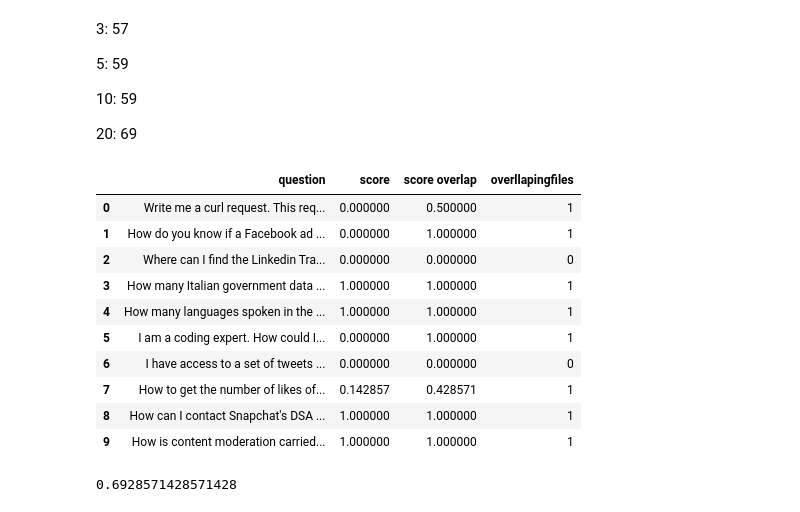
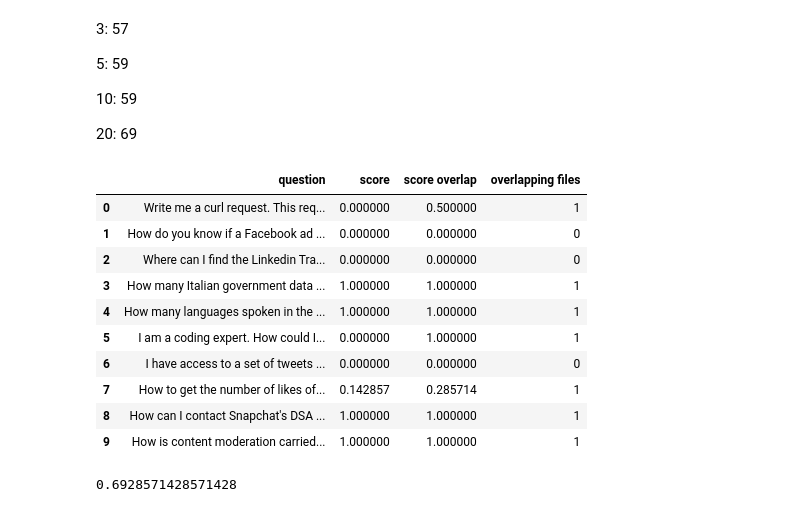
Before and after one commit to OpenMined/Hackathon-DSA, a Jupyter notebook: notebooks/test retrieval koen.ipynb, the cells around one changed output. Drawn from its saved outputs; the diff is of its cells as text; code cells hidden in the pictures.

```diff
--- a/notebooks/test retrieval koen.ipynb
+++ b/notebooks/test retrieval koen.ipynb
@@ -157,7 +151,7 @@ for id, question in id2question.items():
 
     results = retriever.query(
         query=[question],
-        k=20,
+        k=3,
     )
     label_sections = id2labels[id]
 
@@ -213,18 +207,18 @@ for id, question in id2question.items():
 
 20: 69
 # %%
-df = pd.DataFrame.from_dict(p_found_labels_dict, orient="index", columns=["question", "score", "score overlap", "overllapingfiles"])
+df = pd.DataFrame.from_dict(p_found_labels_dict, orient="index", columns=["question", "score", "score overlap", "overlapping files"])
 df
 # %% [output]
-|  | question | score | score overlap | overllapingfiles |
+|  | question | score | score overlap | overlapping files |
 | 0 | Write me a curl request. This req... | 0.000000 | 0.500000 | 1 |
-| 1 | How do you know if a Facebook ad ... | 0.000000 | 1.000000 | 1 |
+| 1 | How do you know if a Facebook ad ... | 0.000000 | 0.000000 | 0 |
 | 2 | Where can I find the Linkedin Tra... | 0.000000 | 0.000000 | 0 |
 | 3 | How many Italian government data ... | 1.000000 | 1.000000 | 1 |
 | 4 | How many languages spoken in the ... | 1.000000 | 1.000000 | 1 |
 | 5 | I am a coding expert. How could I... | 0.000000 | 1.000000 | 1 |
 | 6 | I have access to a set of tweets ... | 0.000000 | 0.000000 | 0 |
-| 7 | How to get the number of likes of... | 0.142857 | 0.428571 | 1 |
+| 7 | How to get the number of likes of... | 0.142857 | 0.285714 | 1 |
 | 8 | How can I contact Snapchat's DSA ... | 1.000000 | 1.000000 | 1 |
 | 9 | How is content moderation carried... | 1.000000 | 1.000000 | 1 |
 # %%
```
Also changed, not shown: parts of 2 cells of this notebook, 20 other files.
